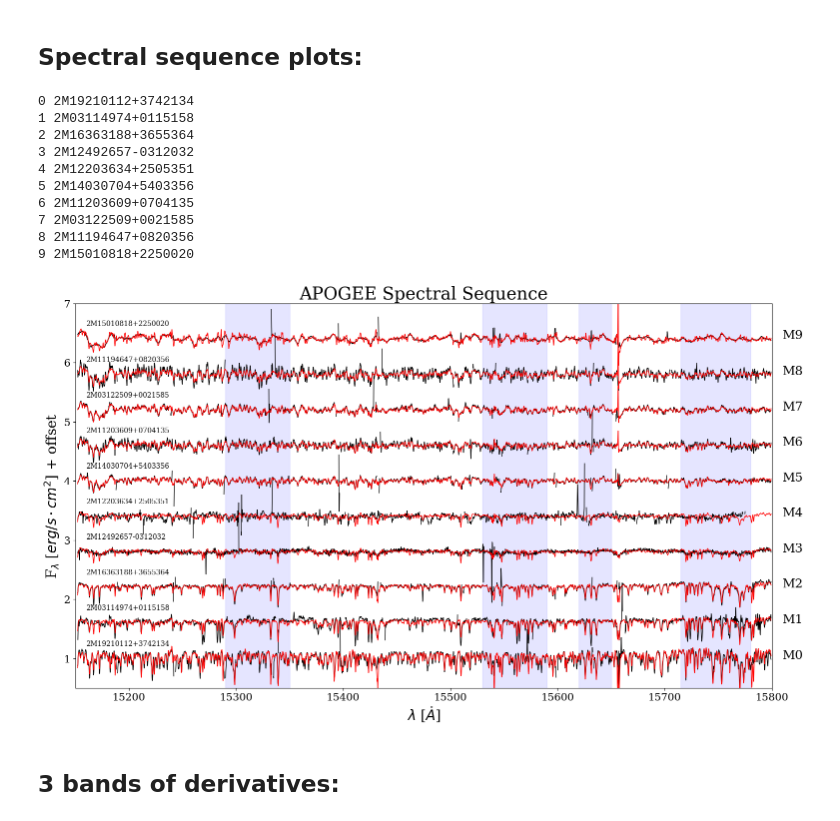
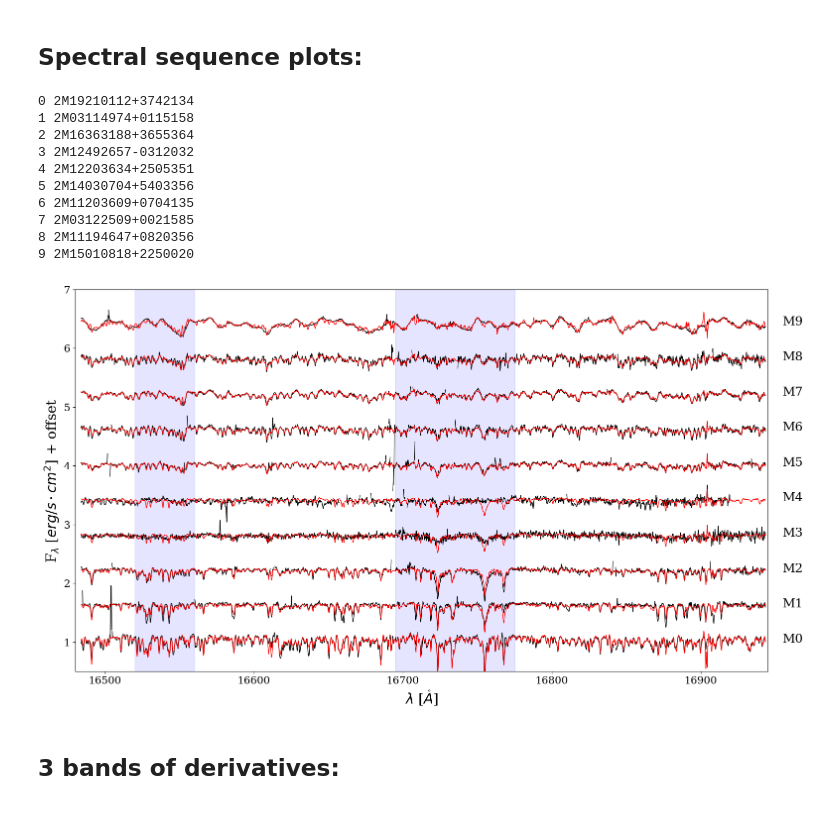
Before and after one commit to jbirky/Mdwarf_project, a Jupyter notebook: cannon_runs/train_west/run_cannon.ipynb, the cells around one changed output. Saved outputs shown, nothing was run; the diff lists cells and outputs as text; code cells hidden in the pictures.

```diff
--- a/cannon_runs/train_west/run_cannon.ipynb
+++ b/cannon_runs/train_west/run_cannon.ipynb
@@ -193,7 +196,7 @@ jack_err_spt = np.array([jackknife(1,m) for m in range(npix)])
 # %% [markdown]
 ## Spectral sequence plots:
 # %%
-b = 0
+b = 2
 seq_ind = [np.where(chi == max(chi[np.where(ds.tr_label.T[0] == c)[0]]))[0][0] for c in np.arange(10)]
 
 highlights = [[15290,15350],[15530,15590],[15620,15650],[15715,15780], \
@@ -214,35 +217,36 @@ for i in range(10):
 
     plt.plot(wl, dflux, color='k', linewidth=1)
     plt.plot(wl, mflux, color='r', linewidth=1)
     plt.text(bands[b][1]+10, np.nanmean(mflux), 'M'+str(i), fontsize=18)
     if b == 0:
         plt.text(bands[b][0]+10, np.nanmean(mflux)+.22, ds.tr_ID[seq_ind[i]])
 
 for h in highlights:
     plt.axvspan(h[0], h[1], color='b', alpha=0.1)
 
 if b == 0:
     plt.title('APOGEE Spectral Sequence', fontsize=25)
 plt.tick_params(axis='both', which='major', labelsize=15)
 plt.ylabel(r'F$_{\lambda}$ [$erg/s \cdot cm^{2}$] + offset', fontsize=20)
 plt.xlabel(r'$\lambda$ [$\mathring{A}$]', fontsize=20)
 plt.xlim(bands[b])
 plt.ylim(.5,7)
-plt.savefig('results/Spectral_Sequence_' + str(b+1) + '.pdf')
+# plt.tight_layout()
+plt.savefig('results/Spectral_Sequence_' + str(b+1) + '.png')
 plt.show()
 plt.style.use('classic')
 # %% [output]
 0 2M19210112+3742134
 1 2M03114974+0115158
 2 2M16363188+3655364
 3 2M12492657-0312032
 4 2M12203634+2505351
 5 2M14030704+5403356
 6 2M11203609+0704135
 7 2M03122509+0021585
 8 2M11194647+0820356
 9 2M15010818+2250020
-[figure, old version]
+[figure, new version]
 # %% [markdown]
 ## 3 bands of derivatives:
 # %%
```
Also changed, not shown: parts of 2 cells of this notebook.
